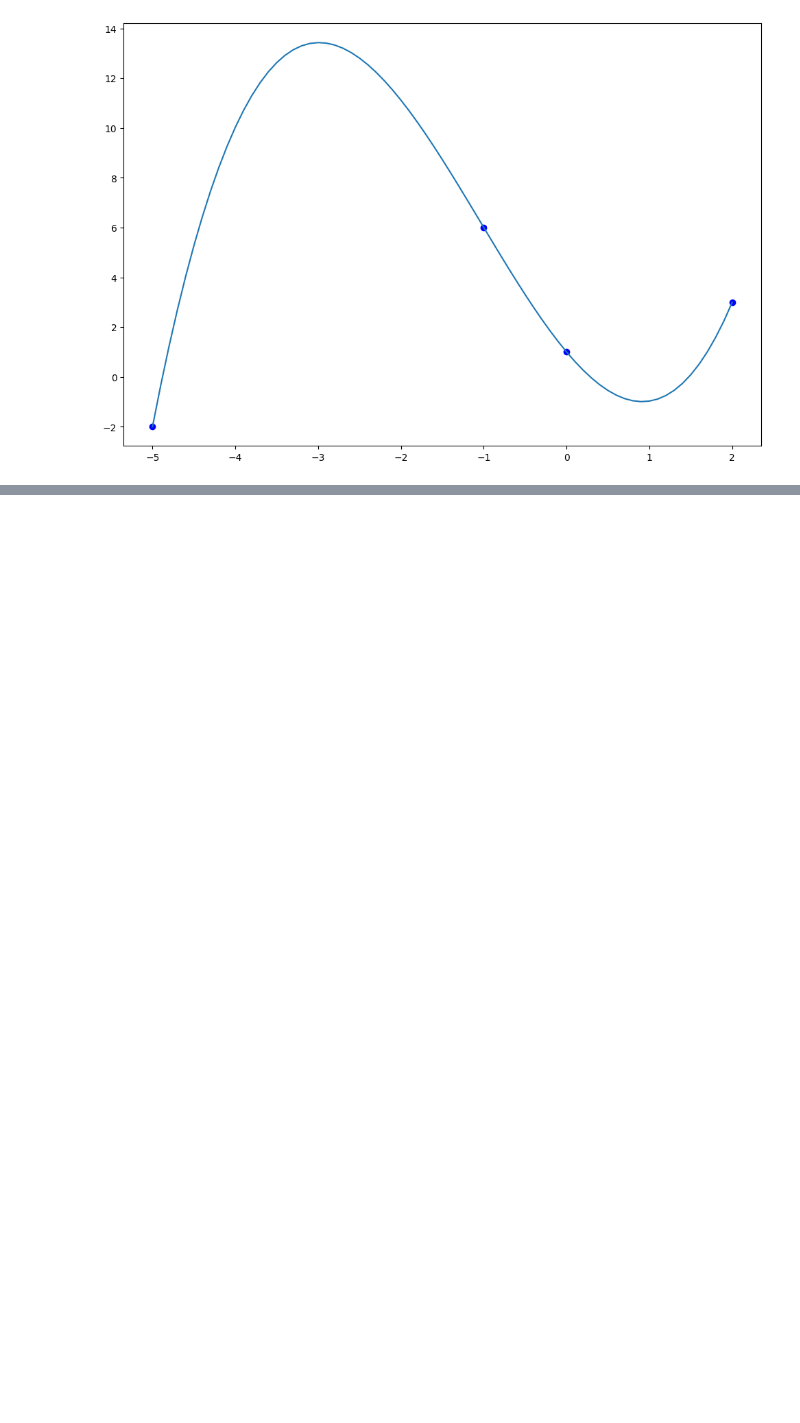
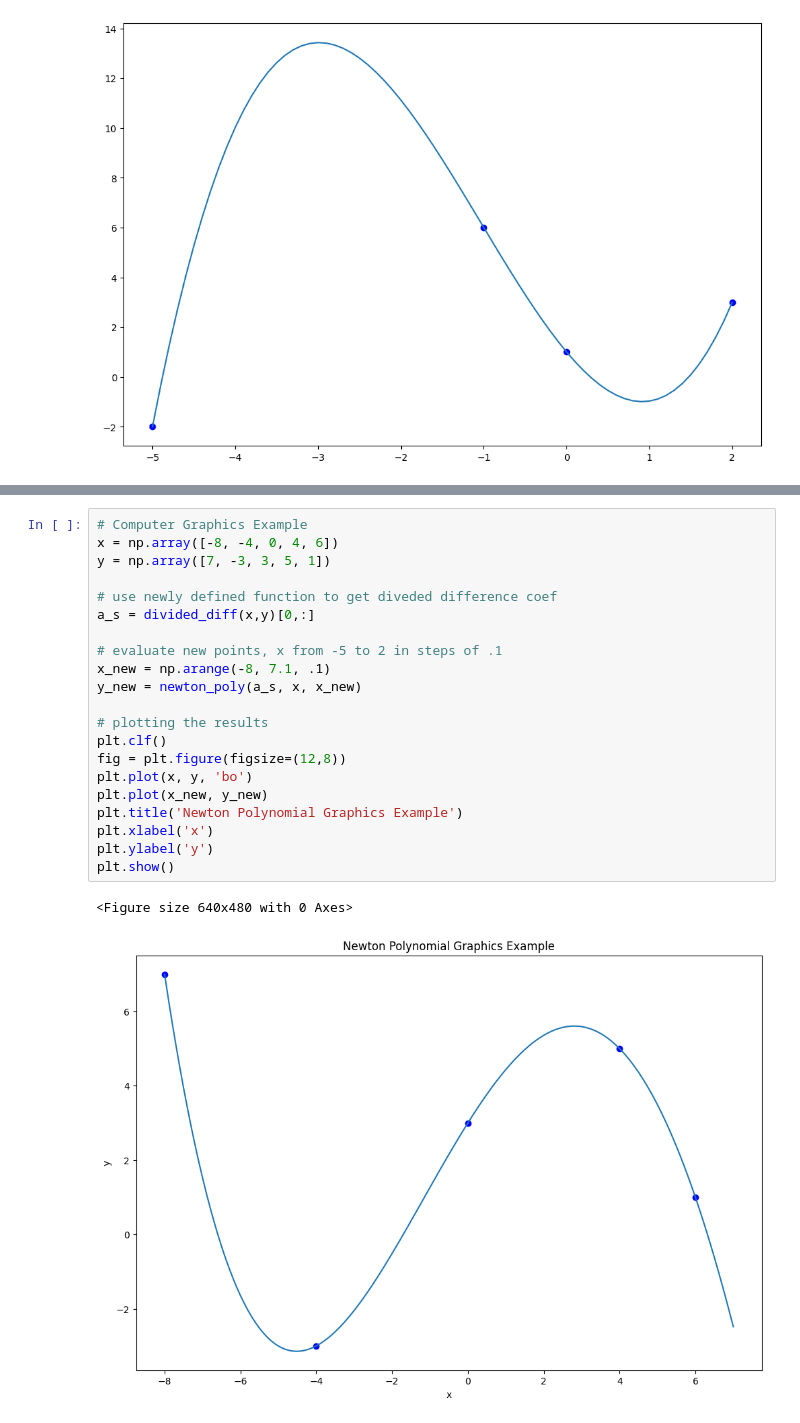
Before and after one commit to ColeTKrause/MAT421, a Jupyter notebook: ModuleB_P2.ipynb, the cells around one changed output, grey strips where cells are left out. Cells and saved outputs as stored; diff of their text form; blank space fills up the shorter version.

```diff
--- a/ModuleB_P2.ipynb
+++ b/ModuleB_P2.ipynb
@@ -162,0 +236,24 @@ plt.show()
+# %%
+# Computer Graphics Example
+x = np.array([-8, -4, 0, 4, 6])
+y = np.array([7, -3, 3, 5, 1])
+
+# use newly defined function to get diveded difference coef
+a_s = divided_diff(x,y)[0,:]
+
+# evaluate new points, x from -5 to 2 in steps of .1
+x_new = np.arange(-8, 7.1, .1)
+y_new = newton_poly(a_s, x, x_new)
+
+# plotting the results
+plt.clf()
+fig = plt.figure(figsize=(12,8))
+plt.plot(x, y, 'bo')
+plt.plot(x_new, y_new)
+plt.title('Newton Polynomial Graphics Example')
+plt.xlabel('x')
+plt.ylabel('y')
+plt.show()
+# %% [output]
+<Figure size 640x480 with 0 Axes>
+[figure, added]
```
Also changed, not shown: parts of 6 cells of this notebook.
